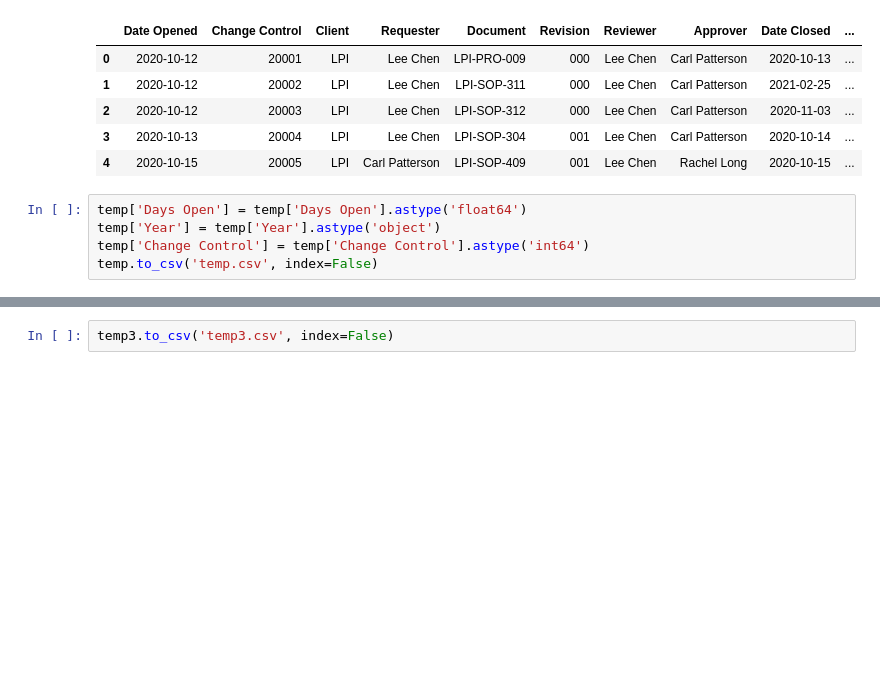
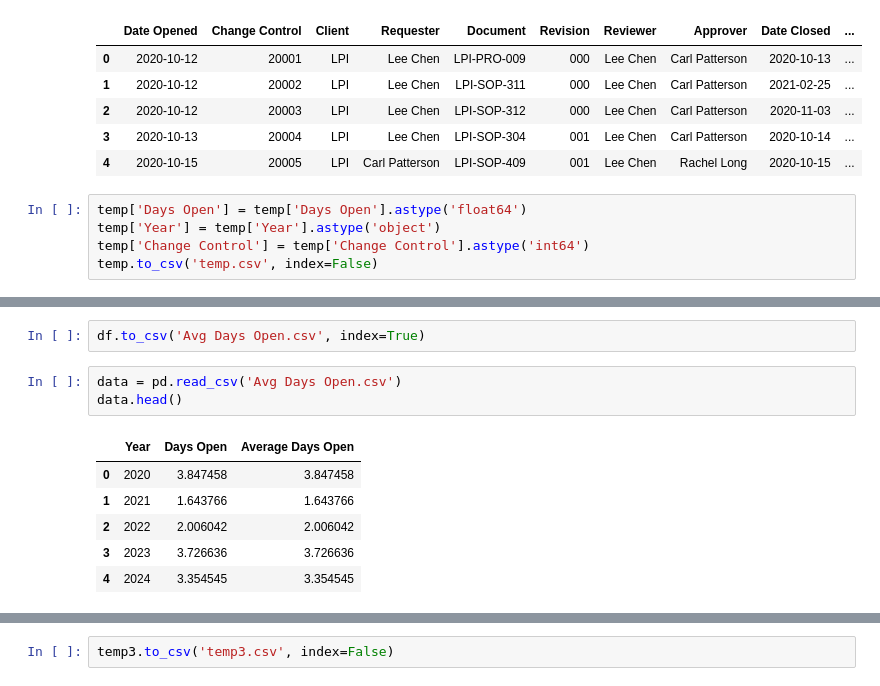
Before and after one commit to cpatterson71/Quality_Dashboard, a Jupyter notebook: Quality_Data_Clean_Up.ipynb, the cells around one changed output, grey strips where cells are left out. Cells and saved outputs as stored; diff of their text form; blank space fills up the shorter version.

```diff
--- a/Quality_Data_Clean_Up.ipynb
+++ b/Quality_Data_Clean_Up.ipynb
@@ -72,0 +108,12 @@ temp.to_csv('temp.csv', index=False)
+# %%
+df.to_csv('Avg Days Open.csv', index=True)
+# %%
+data = pd.read_csv('Avg Days Open.csv')
+data.head()
+# %% [output]
+|  | Year | Days Open | Average Days Open |
+| 0 | 2020 | 3.847458 | 3.847458 |
+| 1 | 2021 | 1.643766 | 1.643766 |
+| 2 | 2022 | 2.006042 | 2.006042 |
+| 3 | 2023 | 3.726636 | 3.726636 |
+| 4 | 2024 | 3.354545 | 3.354545 |
```
Also changed, not shown: parts of 14 cells of this notebook, 4 other files.
